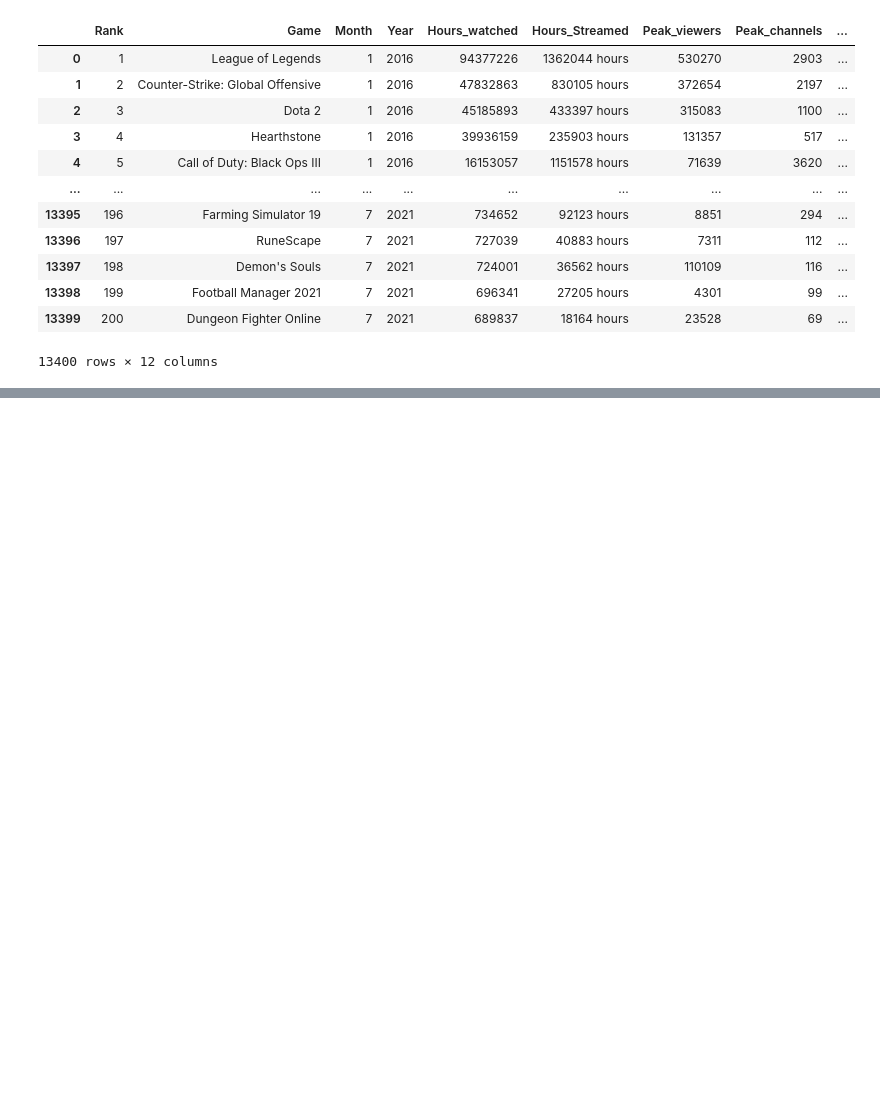
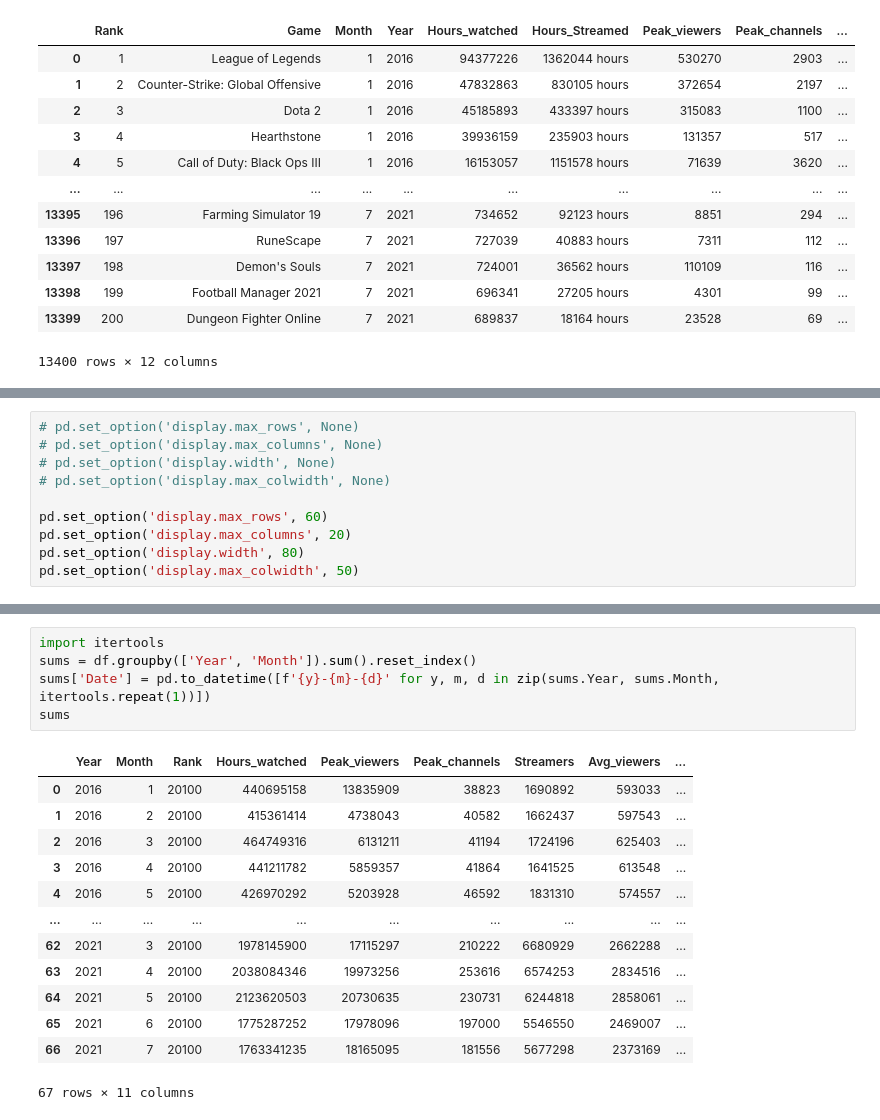
Before and after one commit to NB094/lighthouse-data-notes, a Jupyter notebook: Week_7/Day_5/Twitch.ipynb, the cells around one changed output, grey strips where cells are left out. Cells and saved outputs as stored; diff of their text form; blank space fills up the shorter version.

```diff
--- a/Week_7/Day_5/Twitch.ipynb
+++ b/Week_7/Day_5/Twitch.ipynb
@@ -20,0 +25,10 @@ df
+# %%
+# pd.set_option('display.max_rows', None)
+# pd.set_option('display.max_columns', None)
+# pd.set_option('display.width', None)
+# pd.set_option('display.max_colwidth', None)
+
+pd.set_option('display.max_rows', 60)
+pd.set_option('display.max_columns', 20)
+pd.set_option('display.width', 80)
+pd.set_option('display.max_colwidth', 50)
@@ -20,0 +153,19 @@ df
+# %%
+import itertools
+sums = df.groupby(['Year', 'Month']).sum().reset_index()
+sums['Date'] = pd.to_datetime([f'{y}-{m}-{d}' for y, m, d in zip(sums.Year, sums.Month, itertools.repeat(1))])
+sums
+# %% [output]
+|  | Year | Month | Rank | Hours_watched | Peak_viewers | Peak_channels | Streamers | Avg_viewers | ... |
+| 0 | 2016 | 1 | 20100 | 440695158 | 13835909 | 38823 | 1690892 | 593033 | ... |
+| 1 | 2016 | 2 | 20100 | 415361414 | 4738043 | 40582 | 1662437 | 597543 | ... |
+| 2 | 2016 | 3 | 20100 | 464749316 | 6131211 | 41194 | 1724196 | 625403 | ... |
+| 3 | 2016 | 4 | 20100 | 441211782 | 5859357 | 41864 | 1641525 | 613548 | ... |
+| 4 | 2016 | 5 | 20100 | 426970292 | 5203928 | 46592 | 1831310 | 574557 | ... |
+| ... | ... | ... | ... | ... | ... | ... | ... | ... | ... |
+| 62 | 2021 | 3 | 20100 | 1978145900 | 17115297 | 210222 | 6680929 | 2662288 | ... |
+| 63 | 2021 | 4 | 20100 | 2038084346 | 19973256 | 253616 | 6574253 | 2834516 | ... |
+| 64 | 2021 | 5 | 20100 | 2123620503 | 20730635 | 230731 | 6244818 | 2858061 | ... |
+| 65 | 2021 | 6 | 20100 | 1775287252 | 17978096 | 197000 | 5546550 | 2469007 | ... |
+| 66 | 2021 | 7 | 20100 | 1763341235 | 18165095 | 181556 | 5677298 | 2373169 | ... |
+67 rows × 11 columns
```
Also changed, not shown: parts of 11 cells of this notebook, 26 other files.
